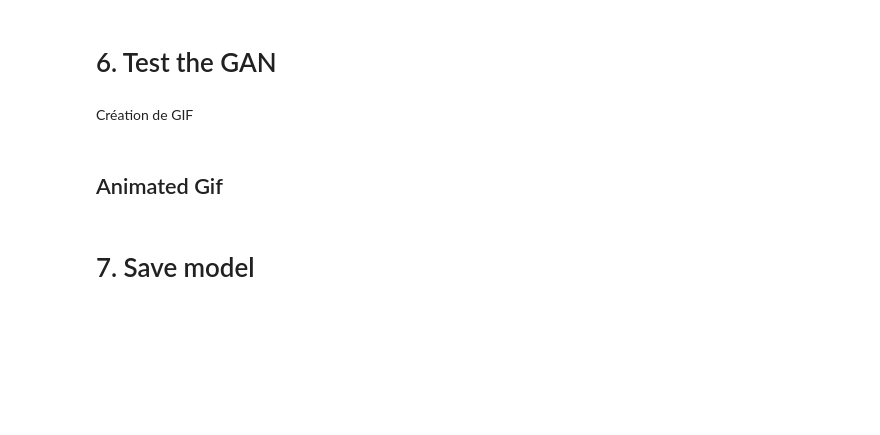
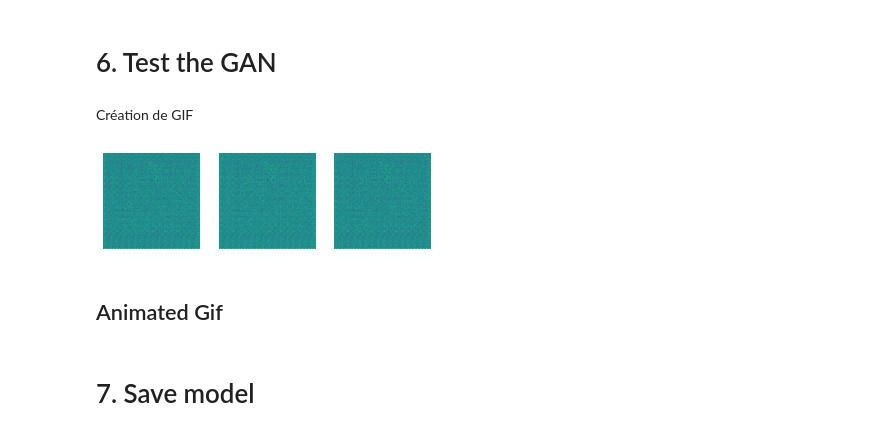
Before and after one commit to Daims971/gan_project, a Jupyter notebook: p8-gan-032023.ipynb, the cells around one changed output. Saved outputs shown, nothing was run; the diff lists cells and outputs as text; code cells hidden in the pictures; blank space fills up the shorter version.

```diff
--- a/p8-gan-032023.ipynb
+++ b/p8-gan-032023.ipynb
@@ -1079,2 +1097,0 @@ class GAN_class(tf.keras.Model):
-# %%
-generated_images = test_generator(noise)
@@ -1246,12 +1260,0 @@ Epoch 1200/1200
-# %%
-if iGAN == 1:
-    fig = plt.figure(figsize=(10, 10))
-
-    #num_examples_to_generate = 10
-    for i in range(monet_gan_bis.generator(noise).shape[0]):
-        raw = int(np.around(num_examples_to_generate/5))
-        col = 5
-
-        plt.subplot(raw, col, i+1)
-        plt.imshow(generated_images[i, :, :, 0] * 127.5 + 127.5)
-        plt.axis('off')
@@ -1378,6 +1329,27 @@ if iGAN ==0:
 # %%
 if iGAN ==0:
     display_image(EPOCHS)
+# %%
+if iGAN == 0:
+    generator_to_test = monet_gan.generator
+elif iGAN == 1:
+    generator_to_test = monet_gan_bis.generator
+elif iGAN == 2:
+    generator_to_test = monet_gan_2.generator
+
+
+fig = plt.figure(figsize=(10, 10))
+
+#num_examples_to_generate = 10
+for i in range(generator_to_test(seed).shape[0]):
+    raw = int(np.around(num_examples_to_generate/5))
+    col = 5
+
+    plt.subplot(raw, col, i+1)
+    plt.imshow(generator_to_test(seed)[i, :, :, 0] * 127.5 + 127.5)
+    plt.axis('off')
+# %% [output]
+[figure, added]
 # %% [markdown]
 ## Animated Gif
 # %%
```
Also changed, not shown: parts of 68 cells of this notebook.
